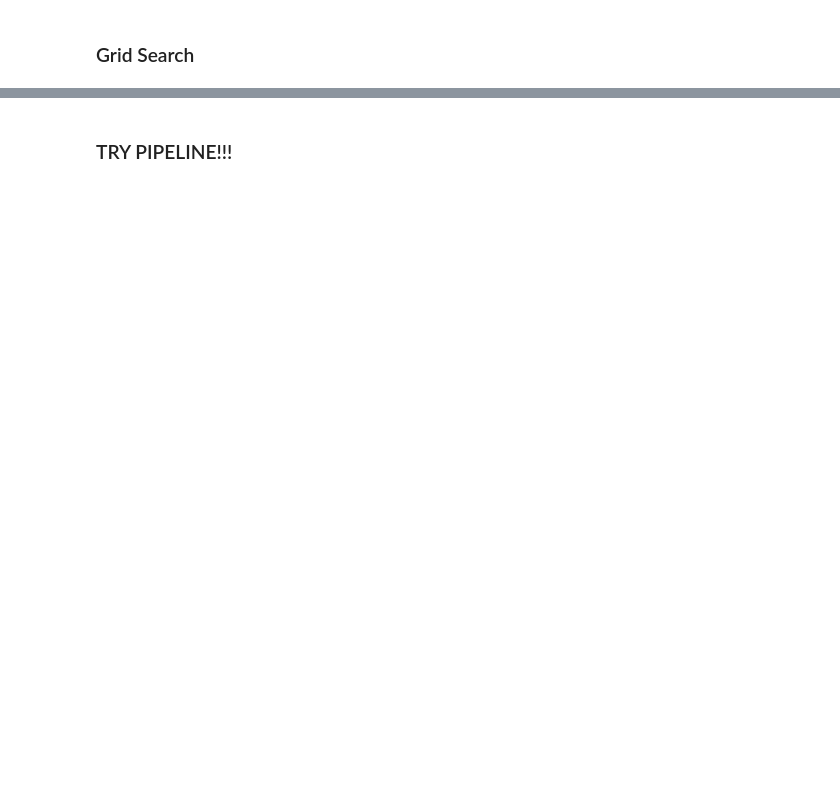
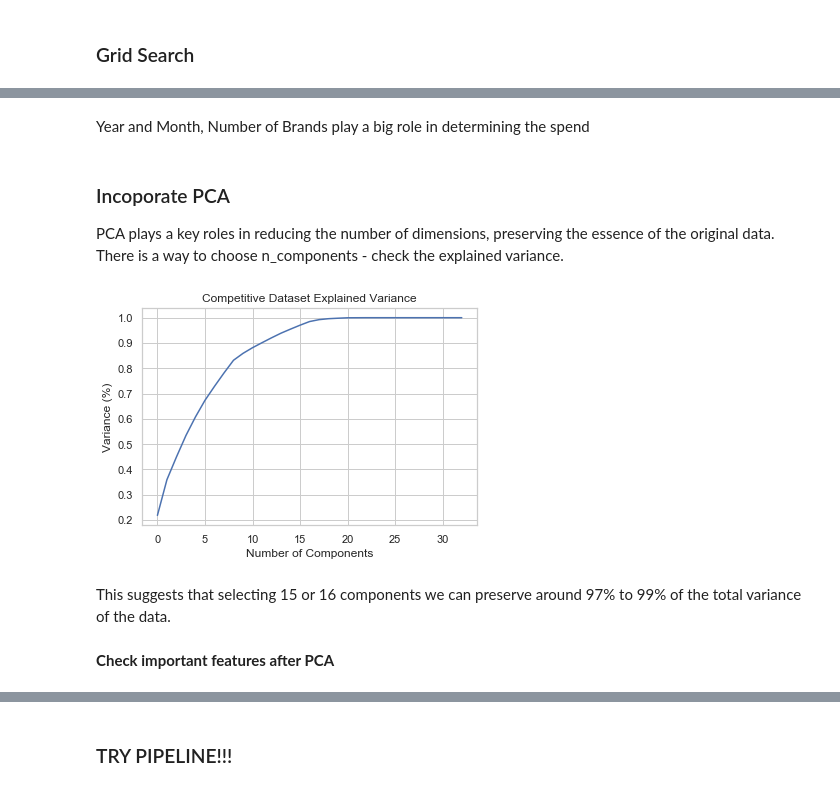
Before and after one commit to bonniema/Competitive_Spend_Classifier, a Jupyter notebook: Competitive_Classification_BM.ipynb, the cells around one changed output, grey strips where cells are left out. Drawn from its saved outputs; the diff is of its cells as text; code cells hidden in the pictures; blank space fills up the shorter version.

```diff
--- a/Competitive_Classification_BM.ipynb
+++ b/Competitive_Classification_BM.ipynb
@@ -358,0 +363,23 @@ plot_feature_importances(forest)
+# %% [markdown]
+Year and Month, Number of Brands play a big role in determining the spend
+# %% [markdown]
+### Incoporate PCA
+
+PCA plays a key roles in reducing the number of dimensions, preserving the essence of the original data. There is a way to choose n_components - check the explained variance.
+# %%
+#Fit the PCA with scaled data
+pca = PCA().fit(scaled_features)
+
+#Plotting the Cumulative Summation of the Explained Variance
+plt.figure()
+plt.plot(np.cumsum(pca.explained_variance_ratio_))
+plt.xlabel('Number of Components')
+plt.ylabel('Variance (%)') # for each component
+plt.title('Competitive Dataset Explained Variance')
+plt.show()
+# %% [output]
+[figure, added]
+# %% [markdown]
+This suggests that selecting 15 or 16 components we can preserve around 97% to 99% of the total variance of the data.
+# %% [markdown]
+**Check important features after PCA**
```
Also changed, not shown: parts of 29 cells of this notebook.
